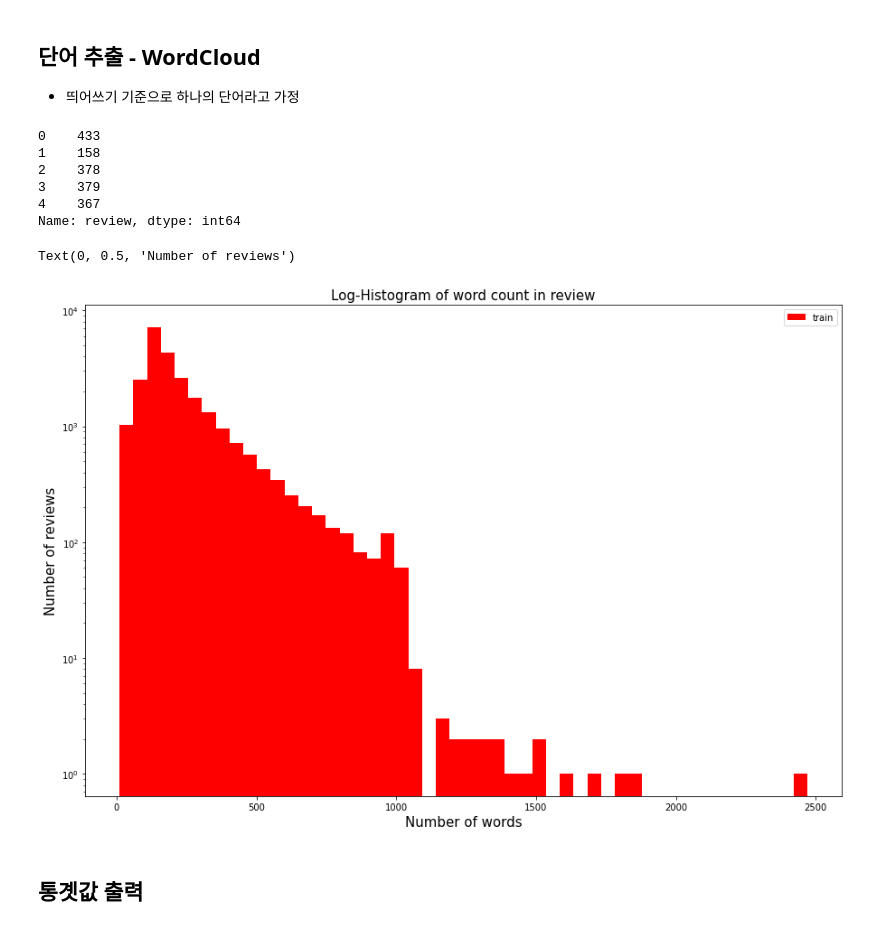
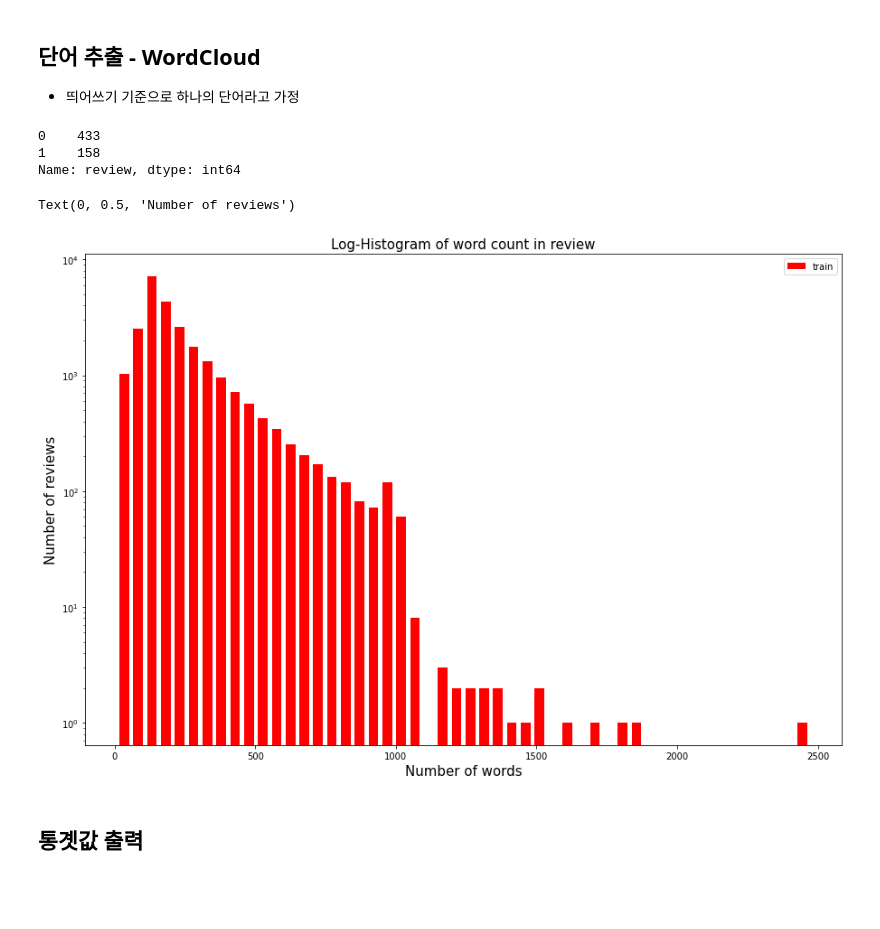
Before and after one commit to wiv33/A-Learning-python, a Jupyter notebook: machine-learning/_000_hello_machine/_001_books/_006_tf2_ml_nlp/_012_aclimdb_v1_탐색적_데이터_분석/_000_kaggle_movie_review/_002_kaggle_movie_review.ipynb, the cells around one changed output. Saved outputs shown, nothing was run; the diff lists cells and outputs as text; code cells hidden in the pictures; blank space fills up the shorter version.

```diff
--- a/machine-learning/_000_hello_machine/_001_books/_006_tf2_ml_nlp/_012_aclimdb_v1_탐색적_데이터_분석/_000_kaggle_movie_review/_002_kaggle_movie_review.ipynb
+++ b/machine-learning/_000_hello_machine/_001_books/_006_tf2_ml_nlp/_012_aclimdb_v1_탐색적_데이터_분석/_000_kaggle_movie_review/_002_kaggle_movie_review.ipynb
@@ -334,31 +326,25 @@ print("부정 리뷰 개수: {}".format(train_data['sentiment'].value_counts()[0
 # %%
 train_word_counts = train_data['review'].apply(lambda x: len(x.split(' ')))
 # %%
-train_word_counts.head()
+train_word_counts.head(2)
 # %% [output]
 0    433
 1    158
-2    378
-3    379
-4    367
 Name: review, dtype: int64
 # %%
 plt.figure(figsize=(15, 10))
 plt.hist(train_word_counts,
          bins=50,
          facecolor='r',
-         label='train')
-plt.title("Log-Histogram of word count in review",
-          fontsize=15)
-plt.yscale('log',
-           nonposy='clip'
-           )
+         label='train', rwidth=.7)
+plt.title("Log-Histogram of word count in review",fontsize=15)
+plt.yscale('log', nonposy='clip')
 plt.legend()
 plt.xlabel('Number of words', fontsize=15)
 plt.ylabel('Number of reviews', fontsize=15)
 # %% [output]
 Text(0, 0.5, 'Number of reviews')
-[figure, old version]
+[figure, new version]
 # %% [markdown]
 ## 통곗값 출력
 # %%
```
Also changed, not shown: parts of 44 cells of this notebook.
